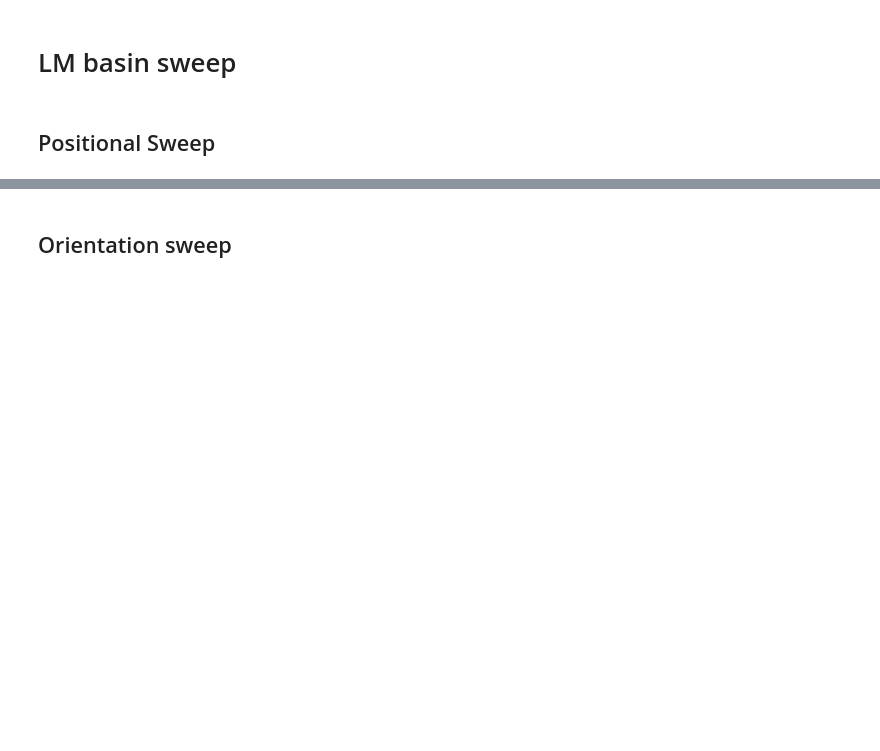
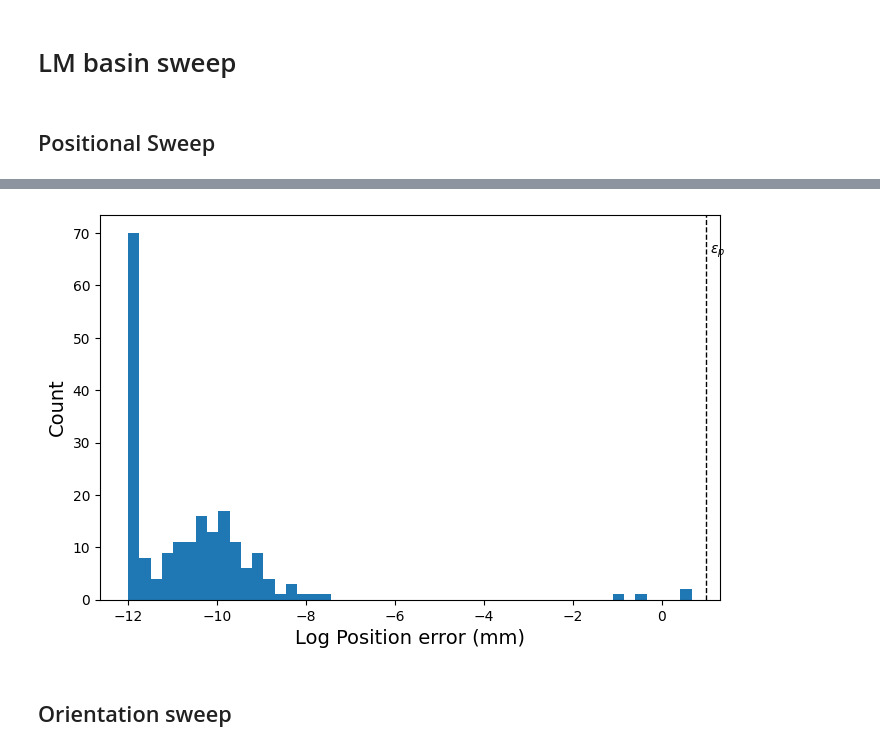
Before and after one commit to pmccarthy3901/posesolving, a Jupyter notebook: demos/lm_basins.ipynb, the cells around one changed output, grey strips where cells are left out. Drawn from its saved outputs; the diff is of its cells as text; code cells hidden in the pictures; blank space fills up the shorter version.

```diff
--- a/demos/lm_basins.ipynb
+++ b/demos/lm_basins.ipynb
@@ -96,14 +107,16 @@ ax.grid(alpha=0.3)
 # %%
 exs_log_476 = np.maximum(10**-12,exs[6,:])
 fig, ax = plt.subplots(figsize=(8, 5))
 
 ax.hist(np.log10(exs_log_476), bins = 50)
 ax.axvline(1.0, color="k", ls="--", lw=1.0)
 ax.text(1.1, ax.get_ylim()[1]*0.9, r"$\epsilon_p$", fontsize=10)
-ax.set_xlabel("Log Position error (mm)")
-ax.set_ylabel("Count")
+ax.set_xlabel("Log Position error (mm)", fontsize=14)
+ax.set_ylabel("Count", fontsize=14)
 plt.savefig("report/figs/pos_sweep_errors.png")
 plt.show()
+# %% [output]
+[figure, added]
 # %% [markdown]
 ## Orientation sweep
 # %%
```
Also changed, not shown: parts of 6 cells of this notebook, 22 other files.
